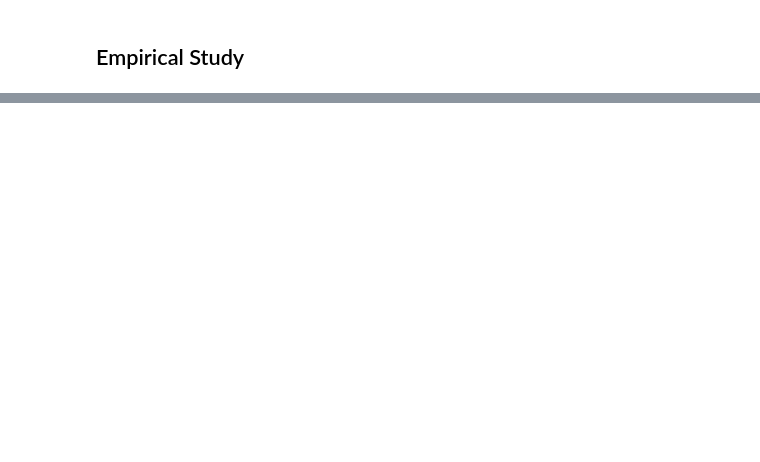
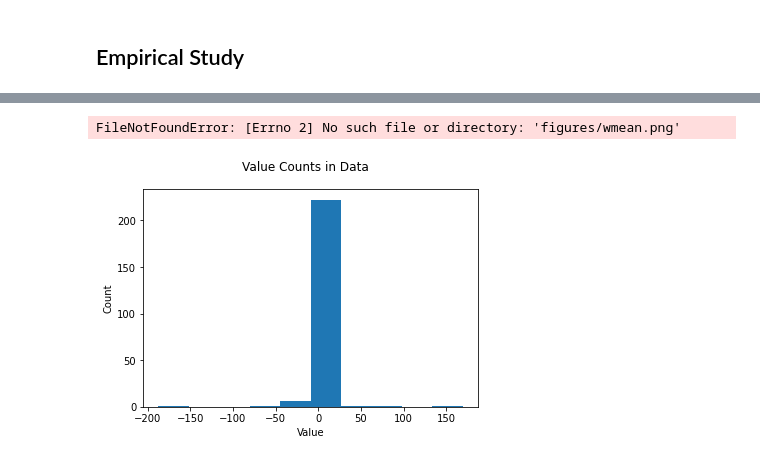
Before and after one commit to SeanSteinle/stat778-hw1, a Jupyter notebook: hw1_main.ipynb, the cells around one changed output, grey strips where cells are left out. Drawn from its saved outputs; the diff is of its cells as text; code cells hidden in the pictures; blank space fills up the shorter version.

```diff
--- a/hw1_main.ipynb
+++ b/hw1_main.ipynb
@@ -65,2 +63,9 @@ True
 # %% [markdown]
 ## Empirical Study
+# %%
+#read in data, drop column name, cast data to floats
+path = "data/homework_01-data.csv"
+with open(path, newline='') as file:
+    lines = file.read().splitlines()[1:]
+values = [float(line) for line in lines]
+#see https://docs.python.org/3/library/csv.html for more details!
@@ -66,0 +84,10 @@ True
+# %%
+fig = plt.figure()
+plt.hist(values)
+fig.suptitle("Value Counts in Data")
+plt.xlabel("Value")
+plt.ylabel("Count")
+plt.savefig("figures/wmean.png")
+# %% [output]
+FileNotFoundError: [Errno 2] No such file or directory: 'figures/wmean.png'
+[figure, added]
```
Also changed, not shown: parts of 5 cells of this notebook, 3 other files.
